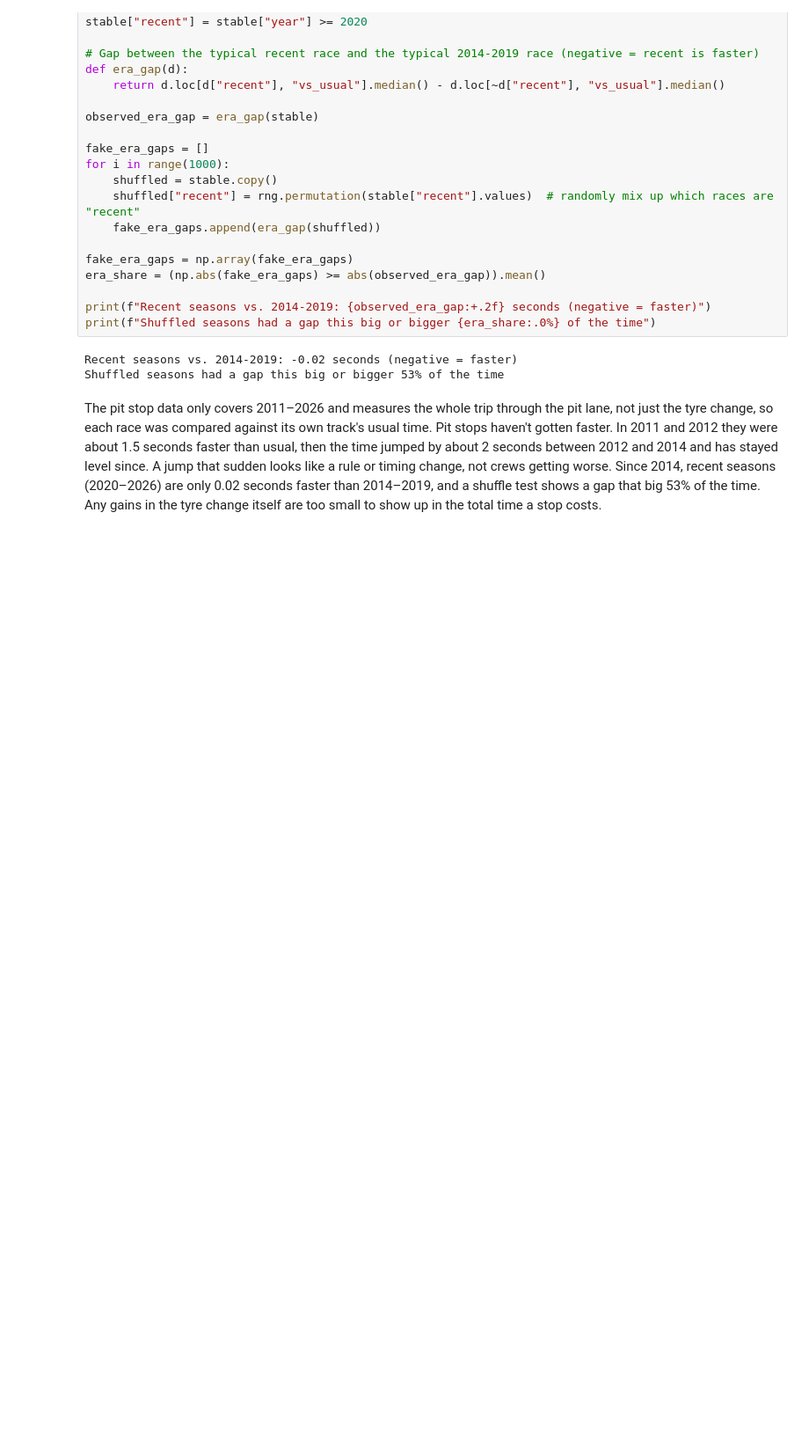
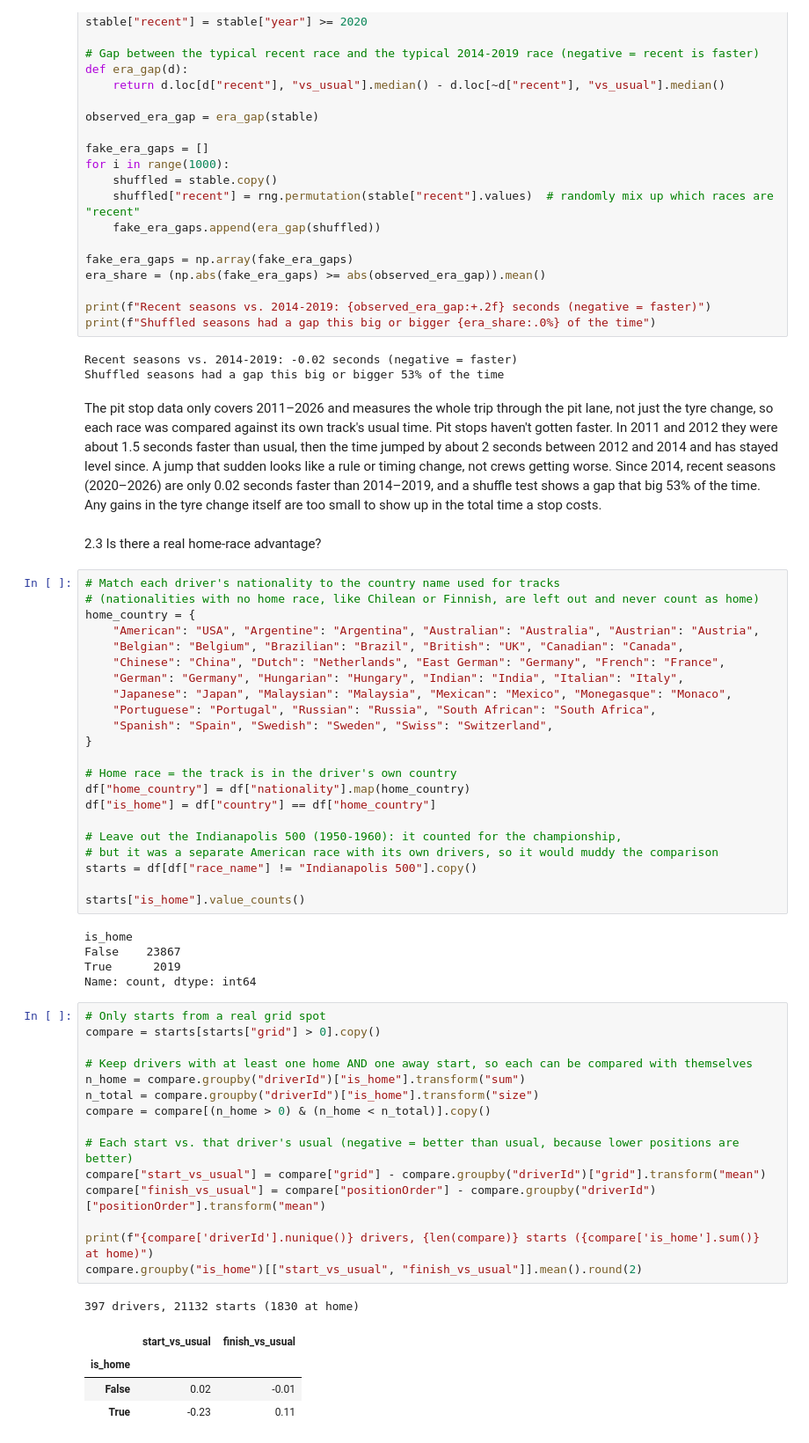
Before and after one commit to Aris-Esfahani/what-decides-an-f1-race, a Jupyter notebook: notebooks/03_test_claims.ipynb, the cells around one changed output. Shown at 88% size. Drawn from its saved outputs; the diff is of its cells as text; blank space fills up the shorter version.

Commit message:
2.3: Add home-race advantage test

```diff
--- a/notebooks/03_test_claims.ipynb
+++ b/notebooks/03_test_claims.ipynb
@@ -209,3 +209,53 @@ Recent seasons vs. 2014-2019: -0.02 seconds (negative = faster)
 Shuffled seasons had a gap this big or bigger 53% of the time
 # %% [markdown]
 The pit stop data only covers 2011–2026 and measures the whole trip through the pit lane, not just the tyre change, so each race was compared against its own track's usual time. Pit stops haven't gotten faster. In 2011 and 2012 they were about  1.5 seconds faster than usual, then the time jumped by about 2 seconds between 2012 and 2014 and has stayed level since. A  jump that sudden looks like a rule or timing change, not crews getting worse. Since 2014, recent seasons (2020–2026) are only 0.02 seconds faster than 2014–2019, and a shuffle test shows a gap that big 53% of the time. Any gains in the tyre change itself are too small to show up in the total time a stop costs.
+# %% [markdown]
+2.3 Is there a real home-race advantage?
+# %%
+# Match each driver's nationality to the country name used for tracks
+# (nationalities with no home race, like Chilean or Finnish, are left out and never count as home)
+home_country = {
+    "American": "USA", "Argentine": "Argentina", "Australian": "Australia", "Austrian": "Austria",
+    "Belgian": "Belgium", "Brazilian": "Brazil", "British": "UK", "Canadian": "Canada",
+    "Chinese": "China", "Dutch": "Netherlands", "East German": "Germany", "French": "France",
+    "German": "Germany", "Hungarian": "Hungary", "Indian": "India", "Italian": "Italy",
+    "Japanese": "Japan", "Malaysian": "Malaysia", "Mexican": "Mexico", "Monegasque": "Monaco",
+    "Portuguese": "Portugal", "Russian": "Russia", "South African": "South Africa",
+    "Spanish": "Spain", "Swedish": "Sweden", "Swiss": "Switzerland",
+}
+
+# Home race = the track is in the driver's own country
+df["home_country"] = df["nationality"].map(home_country)
+df["is_home"] = df["country"] == df["home_country"]
+
+# Leave out the Indianapolis 500 (1950-1960): it counted for the championship,
+# but it was a separate American race with its own drivers, so it would muddy the comparison
+starts = df[df["race_name"] != "Indianapolis 500"].copy()
+
+starts["is_home"].value_counts()
+# %% [output]
+is_home
+False    23867
+True      2019
+Name: count, dtype: int64
+# %%
+# Only starts from a real grid spot
+compare = starts[starts["grid"] > 0].copy()
+
+# Keep drivers with at least one home AND one away start, so each can be compared with themselves
+n_home = compare.groupby("driverId")["is_home"].transform("sum")
+n_total = compare.groupby("driverId")["is_home"].transform("size")
+compare = compare[(n_home > 0) & (n_home < n_total)].copy()
+
+# Each start vs. that driver's usual (negative = better than usual, because lower positions are better)
+compare["start_vs_usual"] = compare["grid"] - compare.groupby("driverId")["grid"].transform("mean")
+compare["finish_vs_usual"] = compare["positionOrder"] - compare.groupby("driverId")["positionOrder"].transform("mean")
+
+print(f"{compare['driverId'].nunique()} drivers, {len(compare)} starts ({compare['is_home'].sum()} at home)")
+compare.groupby("is_home")[["start_vs_usual", "finish_vs_usual"]].mean().round(2)
+# %% [output]
+397 drivers, 21132 starts (1830 at home)
+|  | start_vs_usual | finish_vs_usual |
+| is_home |  |  |
+| False | 0.02 | -0.01 |
+| True | -0.23 | 0.11 |
```
Also changed, not shown: parts of 2 cells of this notebook.
